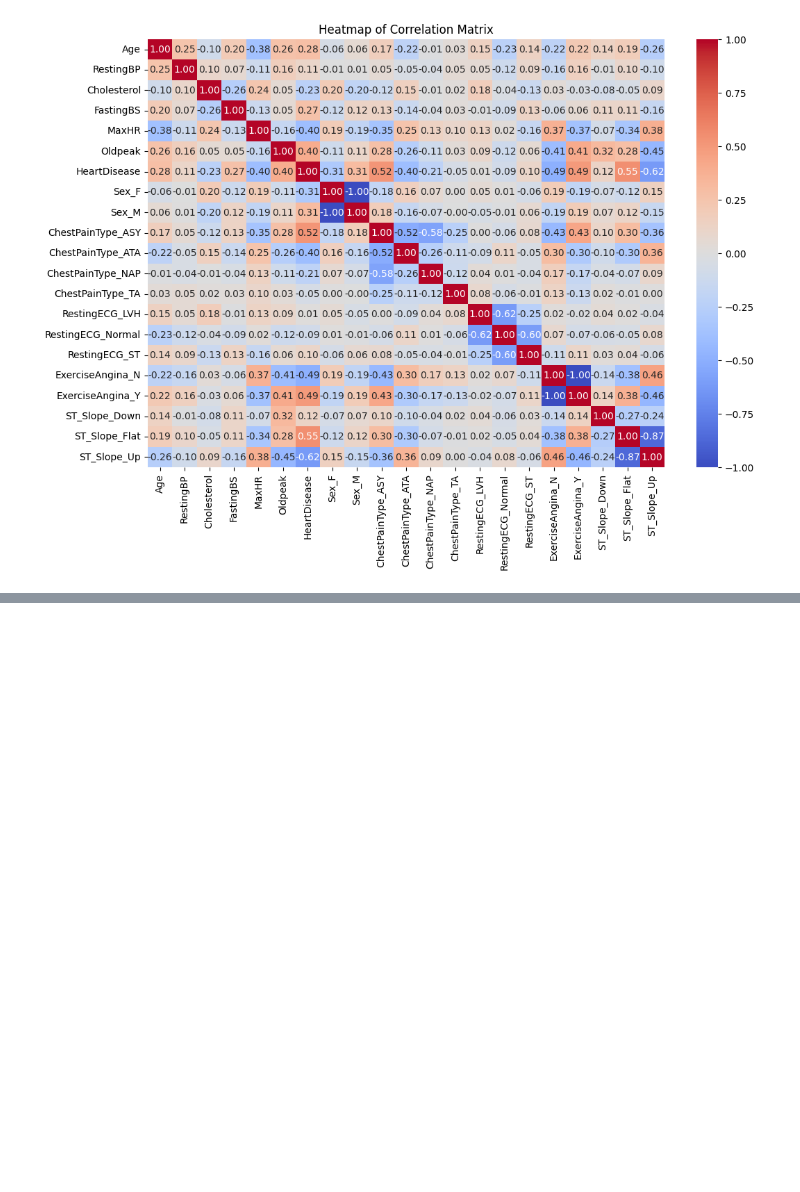
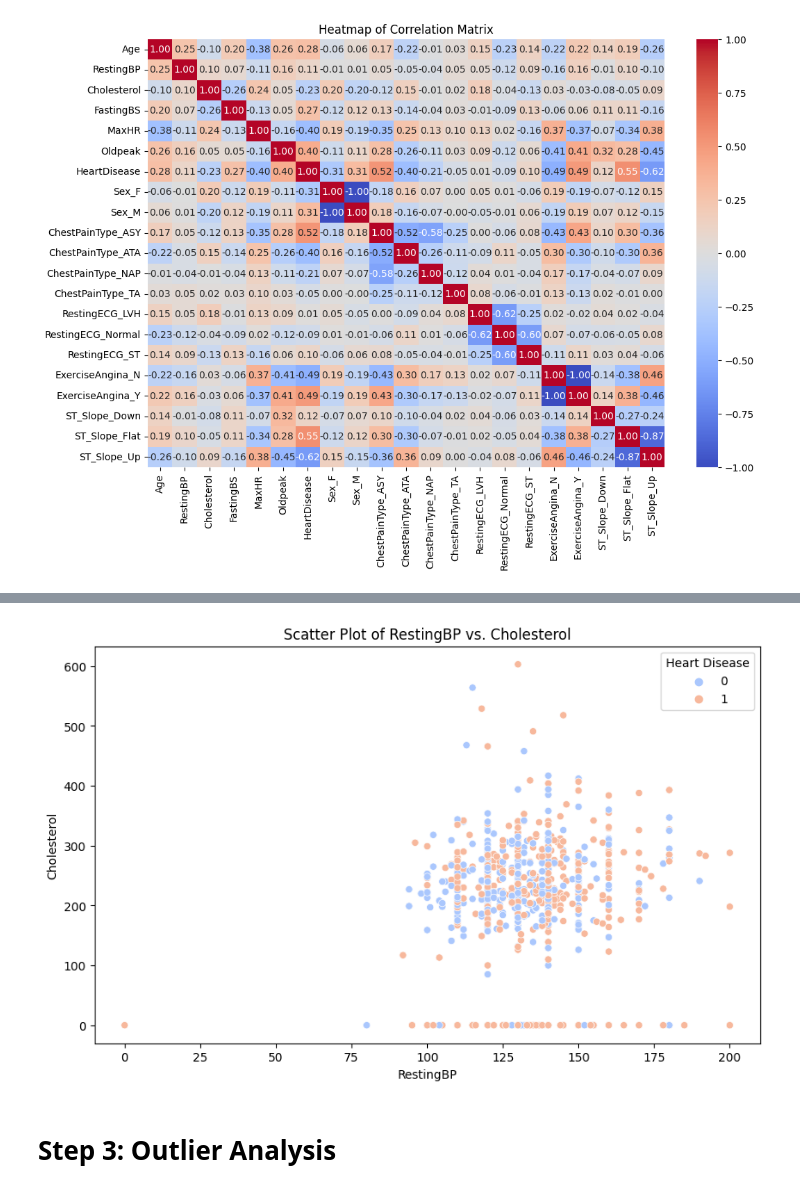
Before and after one commit to syedfaiqueali/CT-562-Machine-Learning, a Jupyter notebook: heart-failure-prediction-using-ann-cnn.ipynb, the cells around one changed output, grey strips where cells are left out. Saved outputs shown, nothing was run; the diff lists cells and outputs as text; code cells hidden in the pictures; blank space fills up the shorter version.

```diff
--- a/heart-failure-prediction-using-ann-cnn.ipynb
+++ b/heart-failure-prediction-using-ann-cnn.ipynb
@@ -117,0 +165,12 @@ plt.show()
+# %%
+plt.figure(figsize=(10, 6))
+sns.scatterplot(data=df, x='RestingBP', y='Cholesterol', hue='HeartDisease', palette='coolwarm')
+plt.title('Scatter Plot of RestingBP vs. Cholesterol')
+plt.xlabel('RestingBP')
+plt.ylabel('Cholesterol')
+plt.legend(title='Heart Disease')
+plt.show()
+# %% [output]
+[figure, added]
+# %% [markdown]
+# Step 3: Outlier Analysis
```
Also changed, not shown: parts of 9 cells of this notebook.
